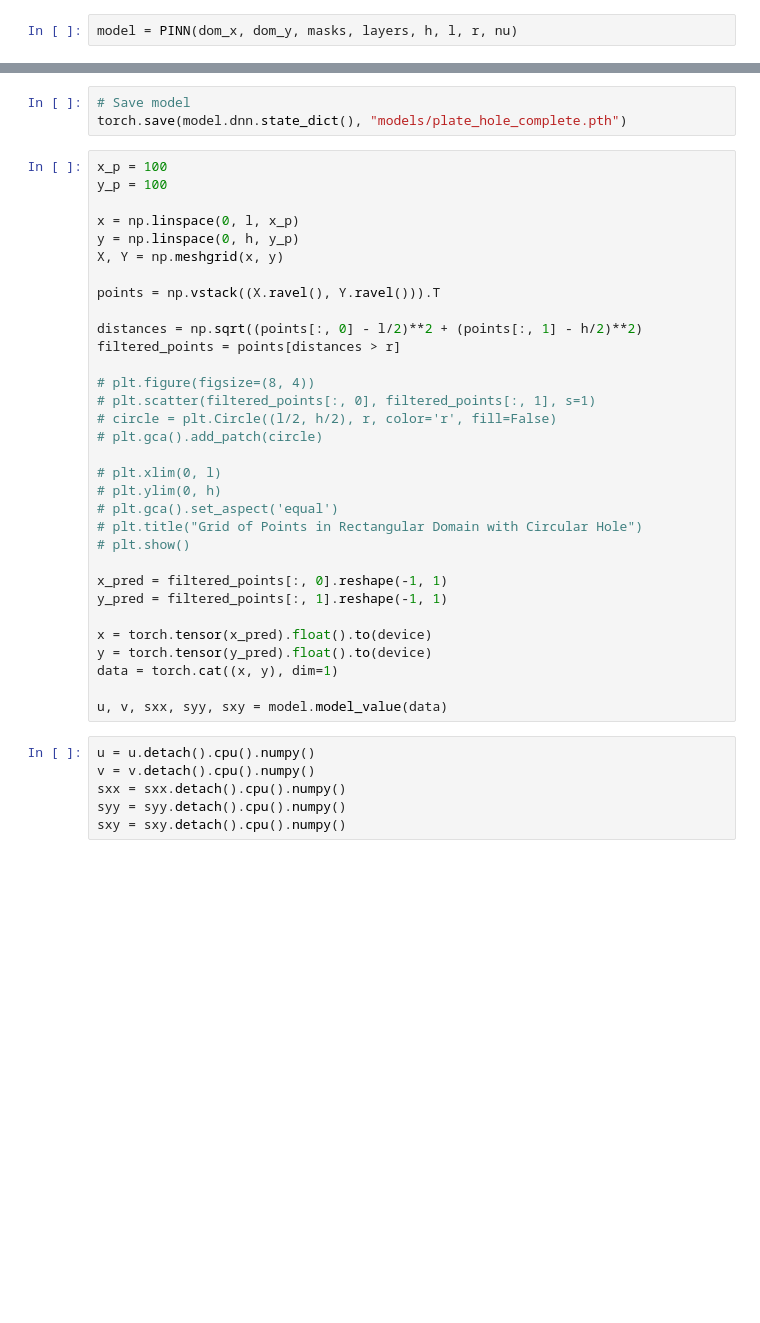
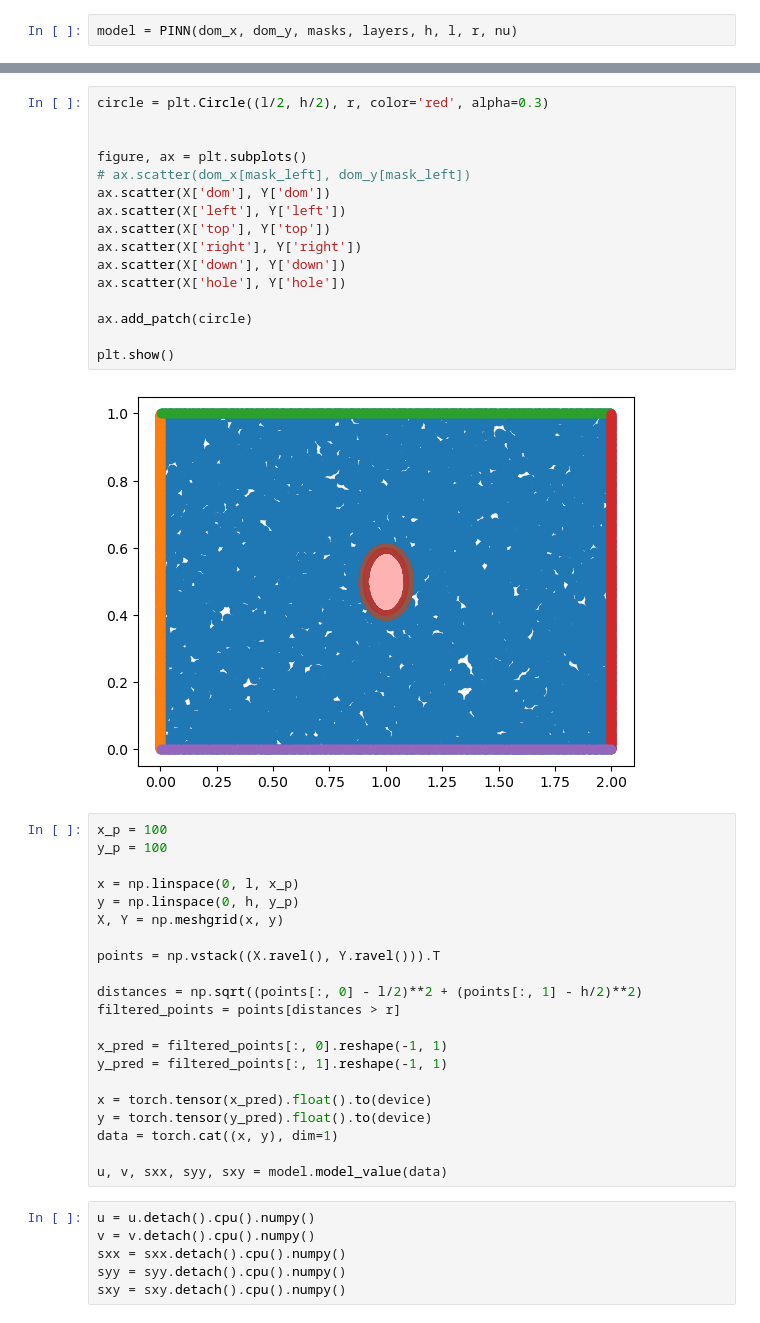
Before and after one commit to alleswe2k/PINNs, a Jupyter notebook: 2D_sheet_problem/complete.ipynb, the cells around one changed output, grey strips where cells are left out. Cells and saved outputs as stored; diff of their text form; blank space fills up the shorter version.

```diff
--- a/2D_sheet_problem/complete.ipynb
+++ b/2D_sheet_problem/complete.ipynb
@@ -310,6 +317,21 @@ Iter: 9200, Loss: 5.033887e-04
-# %%
-# Save model
-torch.save(model.dnn.state_dict(), "models/plate_hole_complete.pth")
+# %%
+circle = plt.Circle((l/2, h/2), r, color='red', alpha=0.3)
+
+
+figure, ax = plt.subplots()
+# ax.scatter(dom_x[mask_left], dom_y[mask_left])
+ax.scatter(X['dom'], Y['dom'])
+ax.scatter(X['left'], Y['left'])
+ax.scatter(X['top'], Y['top'])
+ax.scatter(X['right'], Y['right'])
+ax.scatter(X['down'], Y['down'])
+ax.scatter(X['hole'], Y['hole'])
+
+ax.add_patch(circle)
+
+plt.show()
+# %% [output]
+[figure, added]
 # %%
 x_p = 100
 y_p = 100
@@ -323,17 +345,6 @@ points = np.vstack((X.ravel(), Y.ravel())).T
 distances = np.sqrt((points[:, 0] - l/2)**2 + (points[:, 1] - h/2)**2)
 filtered_points = points[distances > r]
 
-# plt.figure(figsize=(8, 4))
-# plt.scatter(filtered_points[:, 0], filtered_points[:, 1], s=1)
-# circle = plt.Circle((l/2, h/2), r, color='r', fill=False)
-# plt.gca().add_patch(circle)
-
-# plt.xlim(0, l)
-# plt.ylim(0, h)
-# plt.gca().set_aspect('equal')
-# plt.title("Grid of Points in Rectangular Domain with Circular Hole")
-# plt.show()
-
 x_pred = filtered_points[:, 0].reshape(-1, 1)
 y_pred = filtered_points[:, 1].reshape(-1, 1)
 
```
Also changed, not shown: parts of 26 cells of this notebook, 36 other files.
